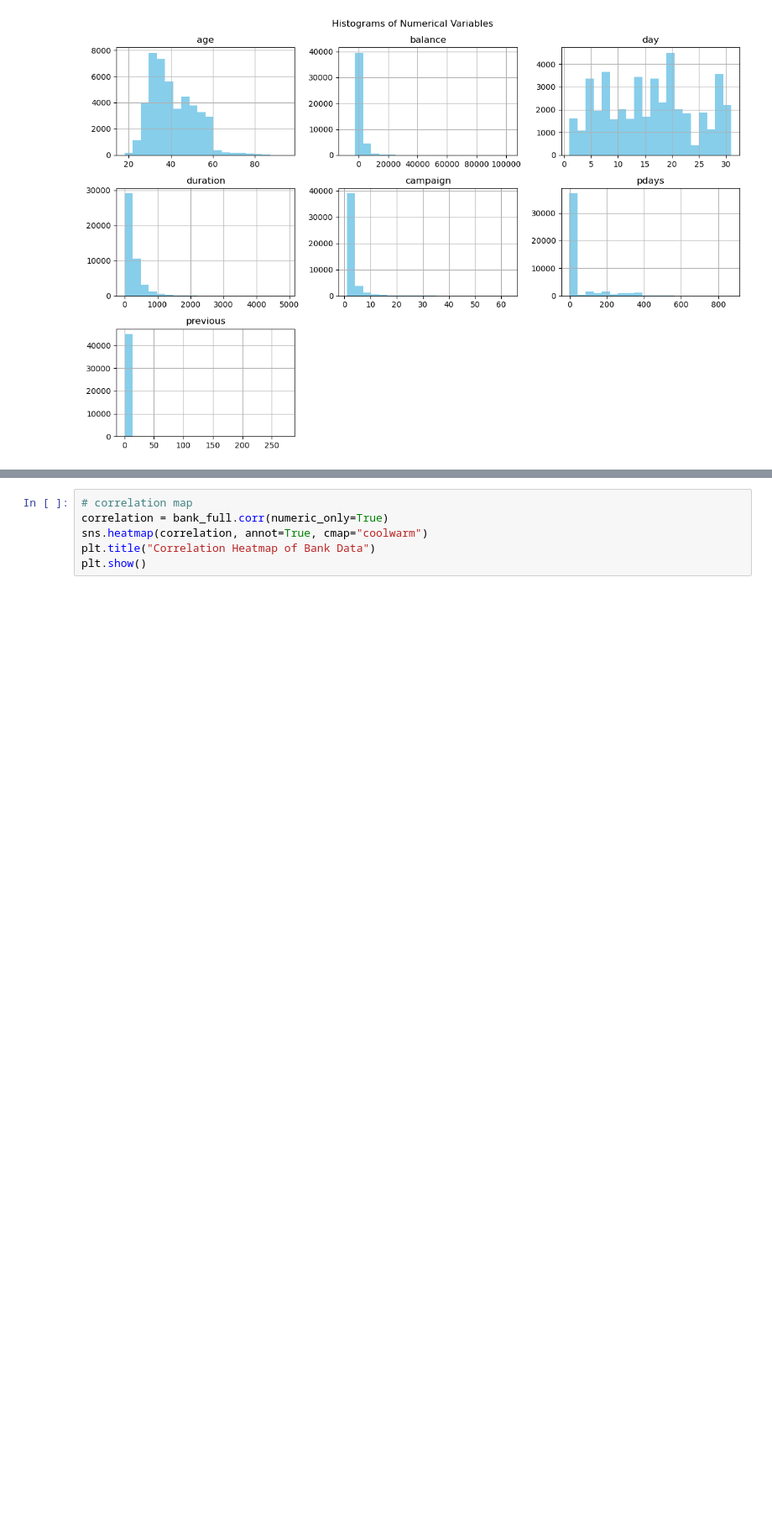
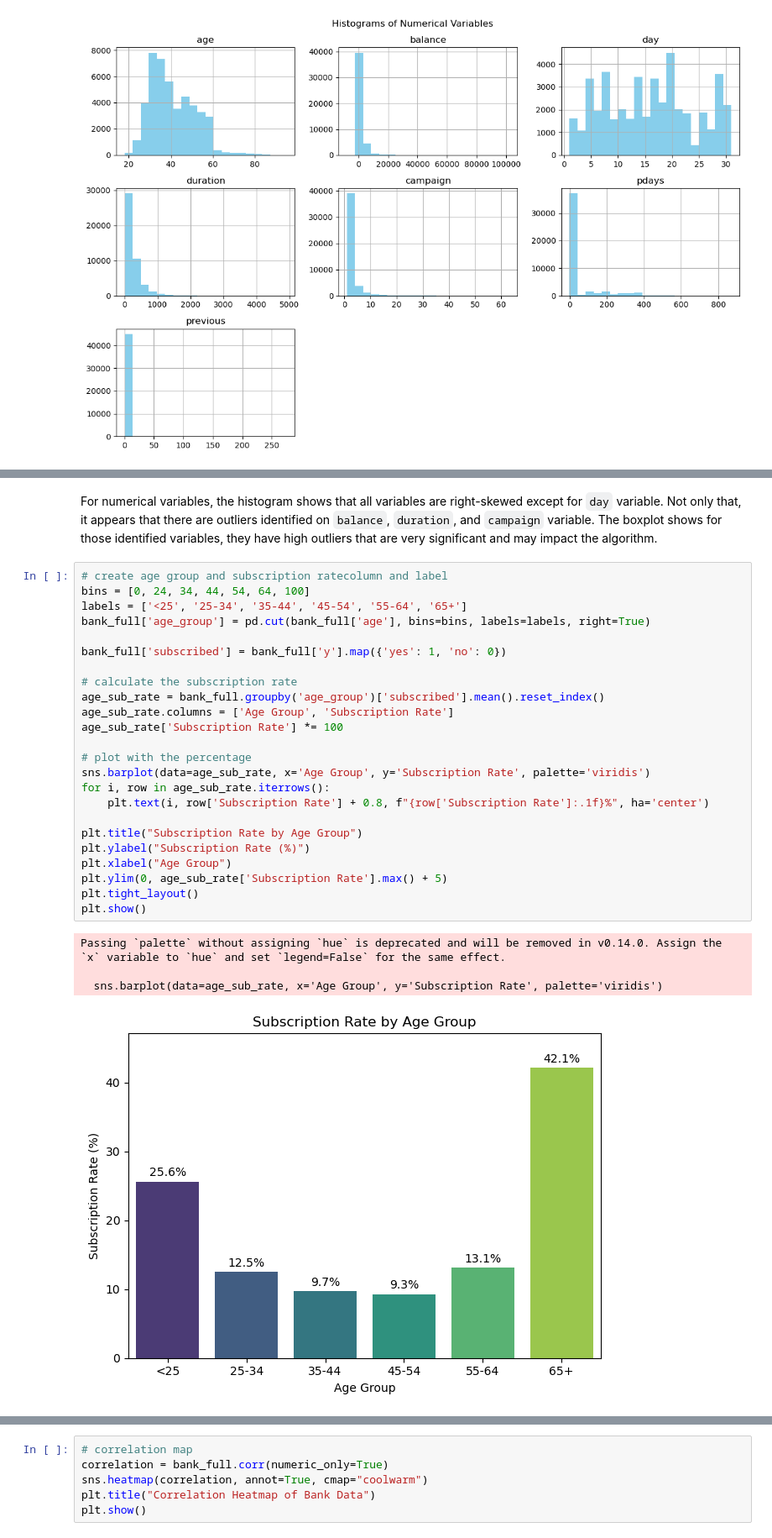
Before and after one commit to eddiexunyc/ml_big_data_work, a Jupyter notebook: Assignment 1/data622_assignment_1.ipynb, the cells around one changed output, grey strips where cells are left out. Shown at 84% size. Drawn from its saved outputs; the diff is of its cells as text; blank space fills up the shorter version.

```diff
--- a/Assignment 1/data622_assignment_1.ipynb
+++ b/Assignment 1/data622_assignment_1.ipynb
@@ -185,0 +212,31 @@ plt.show()
+# %% [markdown]
+For numerical variables, the histogram shows that all variables are right-skewed except for `day` variable. Not only that, it appears that there are outliers identified on `balance`, `duration`, and `campaign` variable. The boxplot shows for those identified variables, they have high outliers that are very significant and may impact the algorithm.
+# %%
+# create age group and subscription ratecolumn and label
+bins = [0, 24, 34, 44, 54, 64, 100]
+labels = ['<25', '25-34', '35-44', '45-54', '55-64', '65+']
+bank_full['age_group'] = pd.cut(bank_full['age'], bins=bins, labels=labels, right=True)
+
+bank_full['subscribed'] = bank_full['y'].map({'yes': 1, 'no': 0})
+
+# calculate the subscription rate
+age_sub_rate = bank_full.groupby('age_group')['subscribed'].mean().reset_index()
+age_sub_rate.columns = ['Age Group', 'Subscription Rate']
+age_sub_rate['Subscription Rate'] *= 100
+
+# plot with the percentage
+sns.barplot(data=age_sub_rate, x='Age Group', y='Subscription Rate', palette='viridis')
+for i, row in age_sub_rate.iterrows():
+    plt.text(i, row['Subscription Rate'] + 0.8, f"{row['Subscription Rate']:.1f}%", ha='center')
+
+plt.title("Subscription Rate by Age Group")
+plt.ylabel("Subscription Rate (%)")
+plt.xlabel("Age Group")
+plt.ylim(0, age_sub_rate['Subscription Rate'].max() + 5)
+plt.tight_layout()
+plt.show()
+# %% [output]
+Passing `palette` without assigning `hue` is deprecated and will be removed in v0.14.0. Assign the `x` variable to `hue` and set `legend=False` for the same effect.
+
+  sns.barplot(data=age_sub_rate, x='Age Group', y='Subscription Rate', palette='viridis')
+[figure, added]
```
Also changed, not shown: parts of 13 cells of this notebook.
